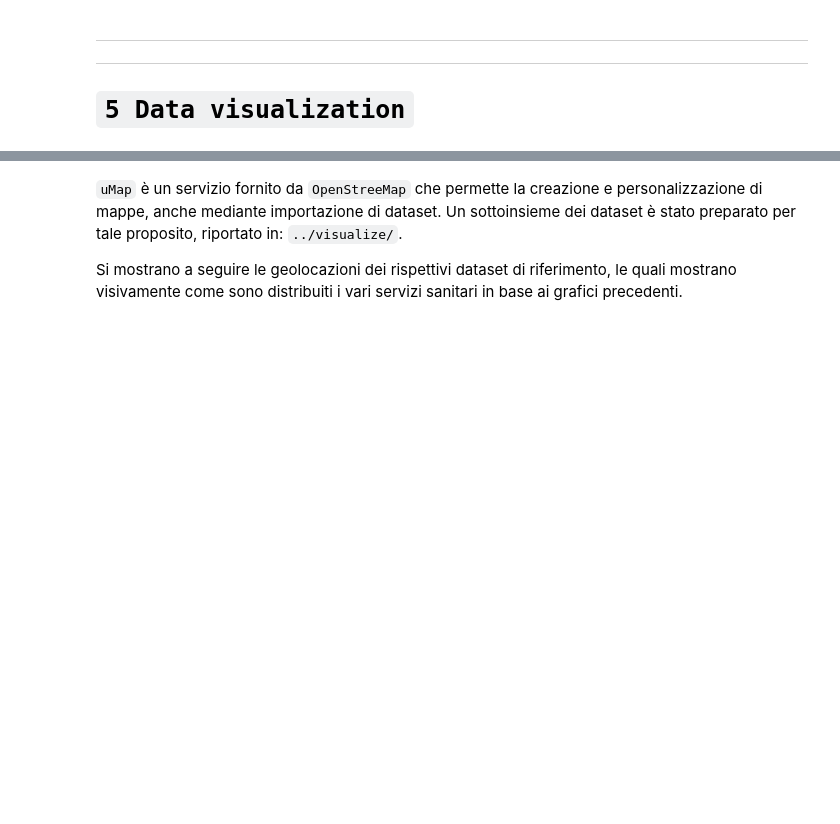
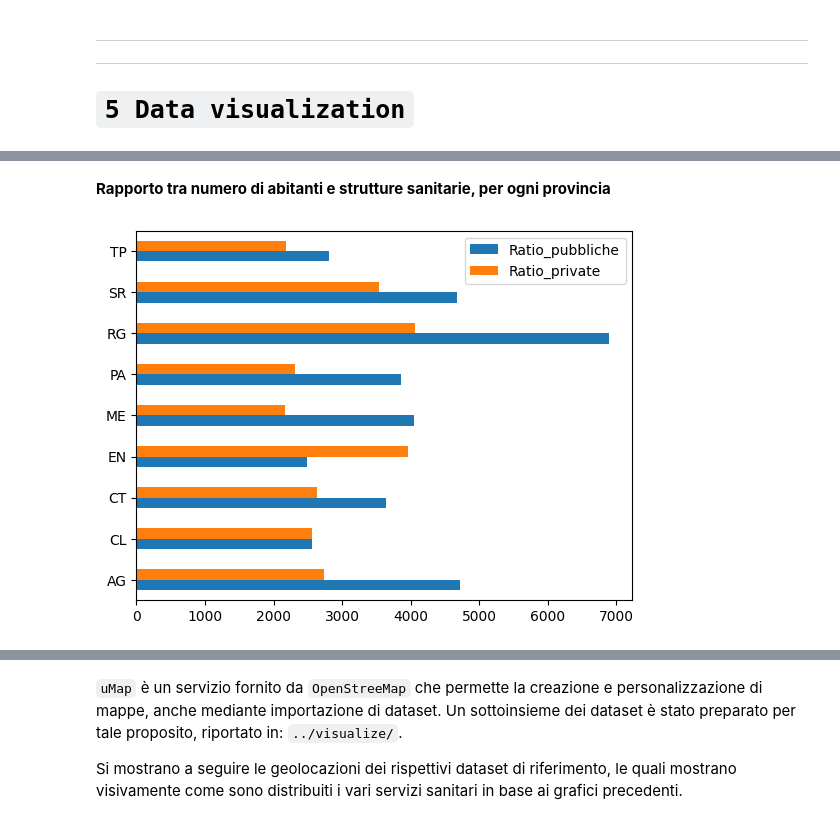
Before and after one commit to weiss25r/Progetto-Open-Data-2023, a Jupyter notebook: Progetto Open Data/notebooks/main_notebook.ipynb, the cells around one changed output, grey strips where cells are left out. Drawn from its saved outputs; the diff is of its cells as text; code cells hidden in the pictures; blank space fills up the shorter version.

```diff
--- a/Progetto Open Data/notebooks/main_notebook.ipynb
+++ b/Progetto Open Data/notebooks/main_notebook.ipynb
@@ -867,0 +905,6 @@ L'ultimo grafico permette di stabilire il numero di farmacie e parafarmacie per
+# %% [markdown]
+**Rapporto tra numero di abitanti e strutture sanitarie, per ogni provincia**
+# %%
+df_finale_ratio_strutture = pd.DataFrame({"Ratio_pubbliche": ratios_pubbliche,"Ratio_private": ratios_private}, index=provincie).plot(kind='barh')
+# %% [output]
+[figure, added]
```
Also changed, not shown: parts of 19 cells of this notebook.
